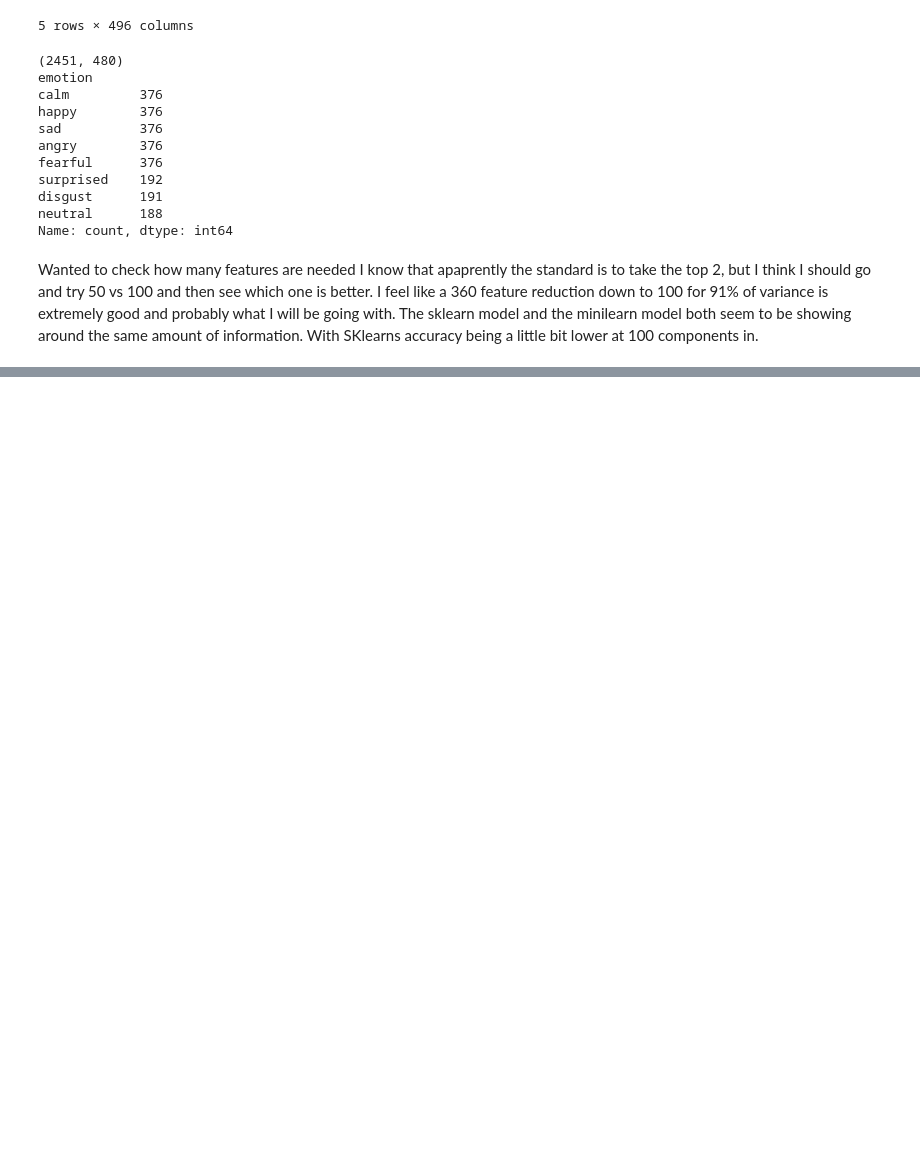
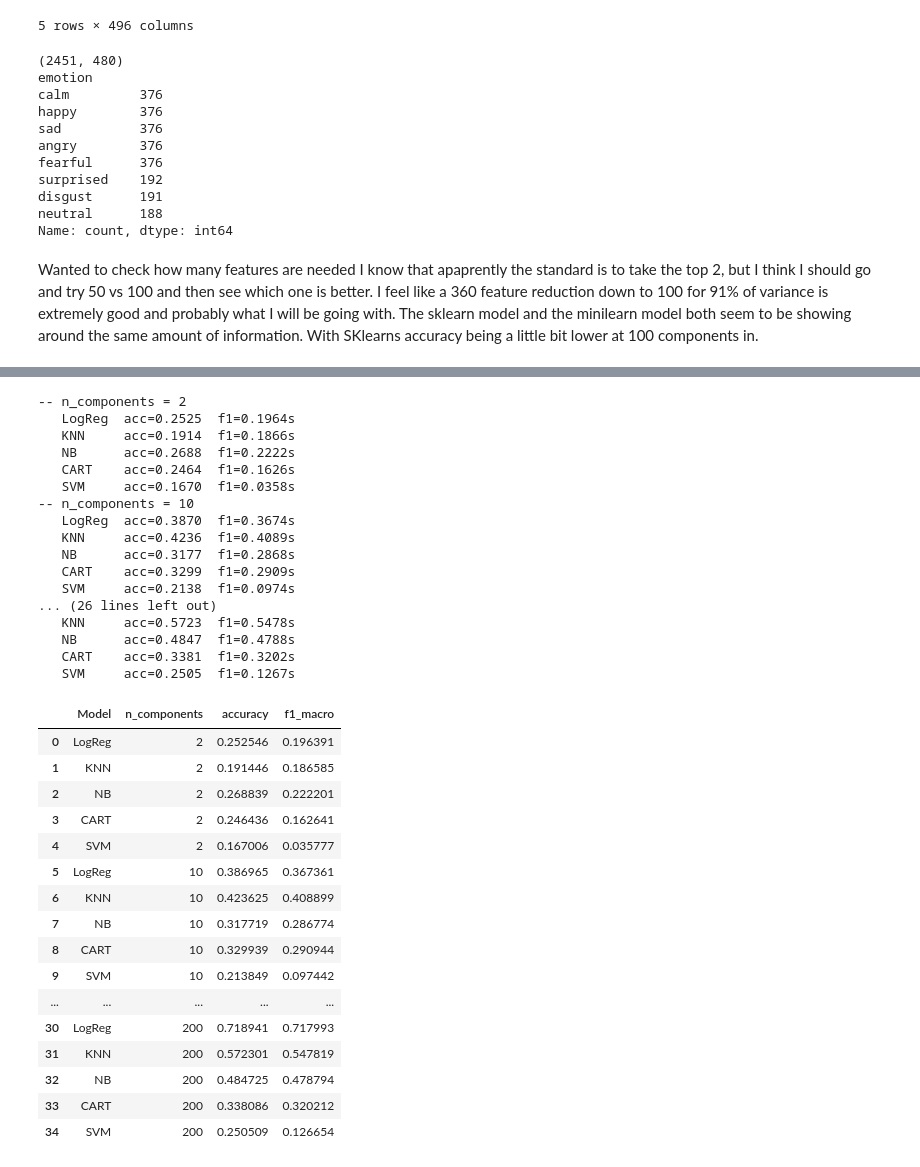
Before and after one commit to BradMartinMiami/SchoolProjectCSE432, a Jupyter notebook: SER_Project/notebooks/Dimensionalityreduction.ipynb, the cells around one changed output, grey strips where cells are left out. Saved outputs shown, nothing was run; the diff lists cells and outputs as text; code cells hidden in the pictures; blank space fills up the shorter version.

```diff
--- a/SER_Project/notebooks/Dimensionalityreduction.ipynb
+++ b/SER_Project/notebooks/Dimensionalityreduction.ipynb
@@ -124,0 +156,77 @@ First 100 components capture: 90.59%
+# %%
+from minilearn.metrics.metricss import accuracy, f1_score
+
+
+def eval_on_components(n_components, model_factory, X_tr, y_tr, X_te, y_te, labels):
+    pca = PCA(n_components=n_components)
+    pca.fit(X_tr)
+    X_tr_red = pca.transform(X_tr)
+    X_te_red = pca.transform(X_te)
+
+    model = model_factory()
+    model.fit(X_tr_red, y_tr)
+
+    y_pred = model.predict(X_te_red)
+    return {
+        'n_components': n_components,
+        'accuracy': accuracy(y_te, y_pred),
+        'f1_macro': f1_score(y_te, y_pred, labels, average='macro'),
+    }
+
+labels = list(np.unique(y))
+component_counts = [2, 10, 25, 50, 100, 150, 200]
+
+# Pick classifiers to sweep -- LR and KNN are fast, SVM is fine, CART is OK
+model_factories = {
+    'LogReg': lambda: LogisticRegressionMM(lr=0.1, n_iters=1000),
+    'KNN':    lambda: KNNClassifierMM(k=5),
+    'NB':     lambda: GaussianNaiveBayesMM(),
+    'CART':   lambda: CART(max_depth=5, minsplit=2),
+    'SVM':    lambda: SVMMM(C=1, learning=0.001,max_iters=1000)
+}
+
+sweep_rows = []
+for n in component_counts:
+    print(f"-- n_components = {n}")
+    for name, factory in model_factories.items():
+        res = eval_on_components(n, factory, X_train_scaled, y_train, X_test_scaled, y_test, labels)
+        sweep_rows.append({'Model': name, **res})
+        print(f"   {name:7s} acc={res['accuracy']:.4f}  f1={res['f1_macro']:.4f}s")
+
+sweep_df = pd.DataFrame(sweep_rows)
+sweep_df
+# %% [output]
+-- n_components = 2
+   LogReg  acc=0.2525  f1=0.1964s
+   KNN     acc=0.1914  f1=0.1866s
+   NB      acc=0.2688  f1=0.2222s
+   CART    acc=0.2464  f1=0.1626s
+   SVM     acc=0.1670  f1=0.0358s
+-- n_components = 10
+   LogReg  acc=0.3870  f1=0.3674s
+   KNN     acc=0.4236  f1=0.4089s
+   NB      acc=0.3177  f1=0.2868s
+   CART    acc=0.3299  f1=0.2909s
+   SVM     acc=0.2138  f1=0.0974s
+... (26 lines left out)
+   KNN     acc=0.5723  f1=0.5478s
+   NB      acc=0.4847  f1=0.4788s
+   CART    acc=0.3381  f1=0.3202s
+   SVM     acc=0.2505  f1=0.1267s
+|  | Model | n_components | accuracy | f1_macro |
+| 0 | LogReg | 2 | 0.252546 | 0.196391 |
+| 1 | KNN | 2 | 0.191446 | 0.186585 |
+| 2 | NB | 2 | 0.268839 | 0.222201 |
+| 3 | CART | 2 | 0.246436 | 0.162641 |
+| 4 | SVM | 2 | 0.167006 | 0.035777 |
+| 5 | LogReg | 10 | 0.386965 | 0.367361 |
+| 6 | KNN | 10 | 0.423625 | 0.408899 |
+| 7 | NB | 10 | 0.317719 | 0.286774 |
+| 8 | CART | 10 | 0.329939 | 0.290944 |
+| 9 | SVM | 10 | 0.213849 | 0.097442 |
+| ... | ... | ... | ... | ... |
+| 30 | LogReg | 200 | 0.718941 | 0.717993 |
+| 31 | KNN | 200 | 0.572301 | 0.547819 |
+| 32 | NB | 200 | 0.484725 | 0.478794 |
+| 33 | CART | 200 | 0.338086 | 0.320212 |
+| 34 | SVM | 200 | 0.250509 | 0.126654 |
```
Also changed, not shown: parts of 6 cells of this notebook, 1 other file.
